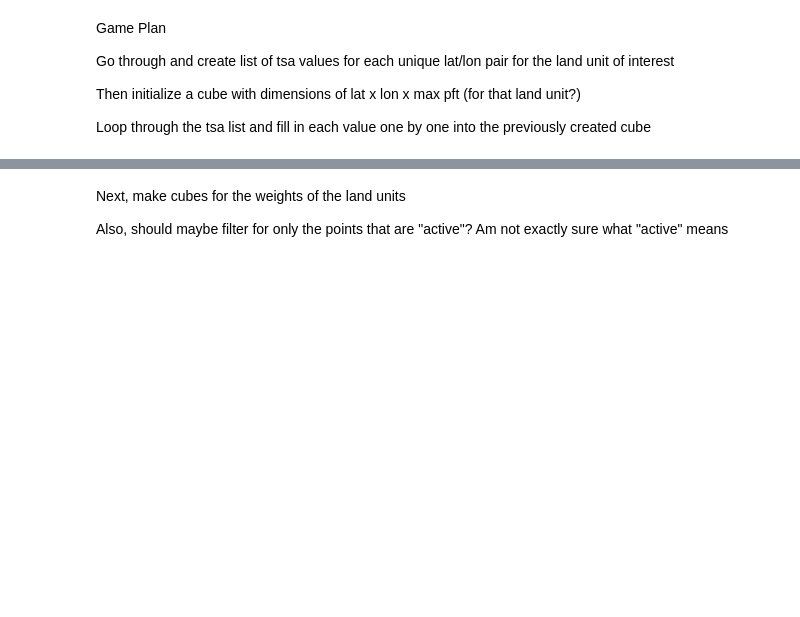
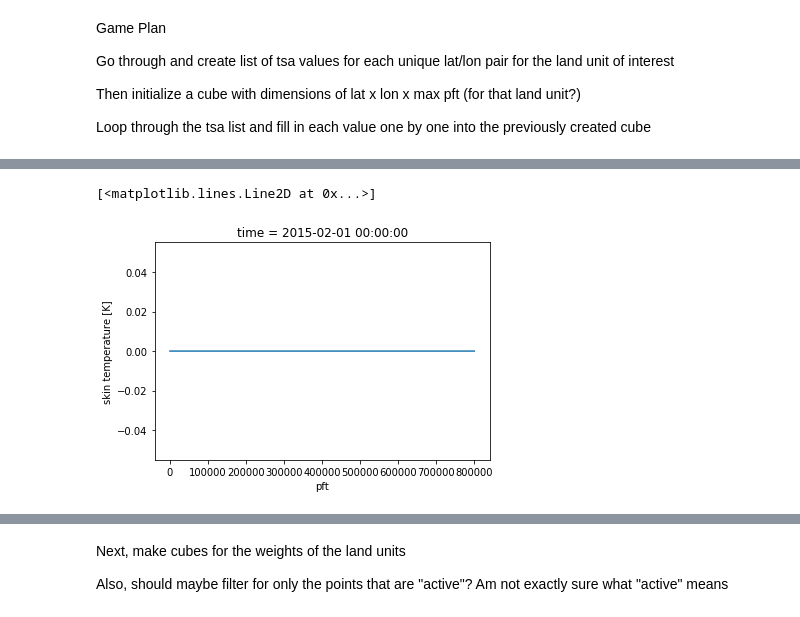
Before and after one commit to joyceee916/UHI-Plotting-Practice, a Jupyter notebook: Plotting_Practice_h1.ipynb, the cells around one changed output, grey strips where cells are left out. Saved outputs shown, nothing was run; the diff lists cells and outputs as text; code cells hidden in the pictures; blank space fills up the shorter version.

```diff
--- a/Plotting_Practice_h1.ipynb
+++ b/Plotting_Practice_h1.ipynb
@@ -90,0 +137,5 @@ Loop through the tsa list and fill in each value one by one into the previously
+# %%
+nc1.TSKIN.plot()
+# %% [output]
+[<matplotlib.lines.Line2D at 0x...>]
+[figure, added]
```
Also changed, not shown: parts of 21 cells of this notebook.
